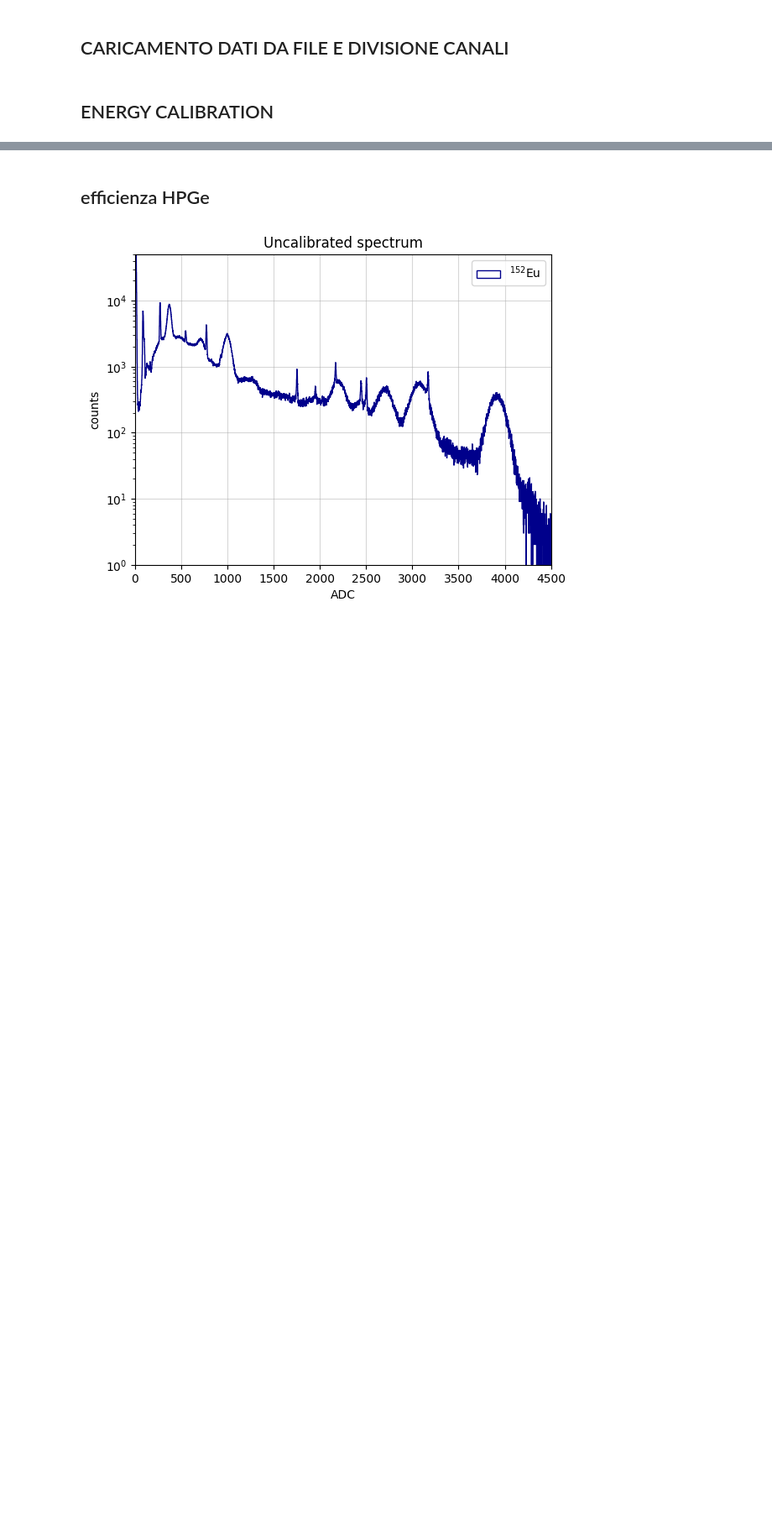
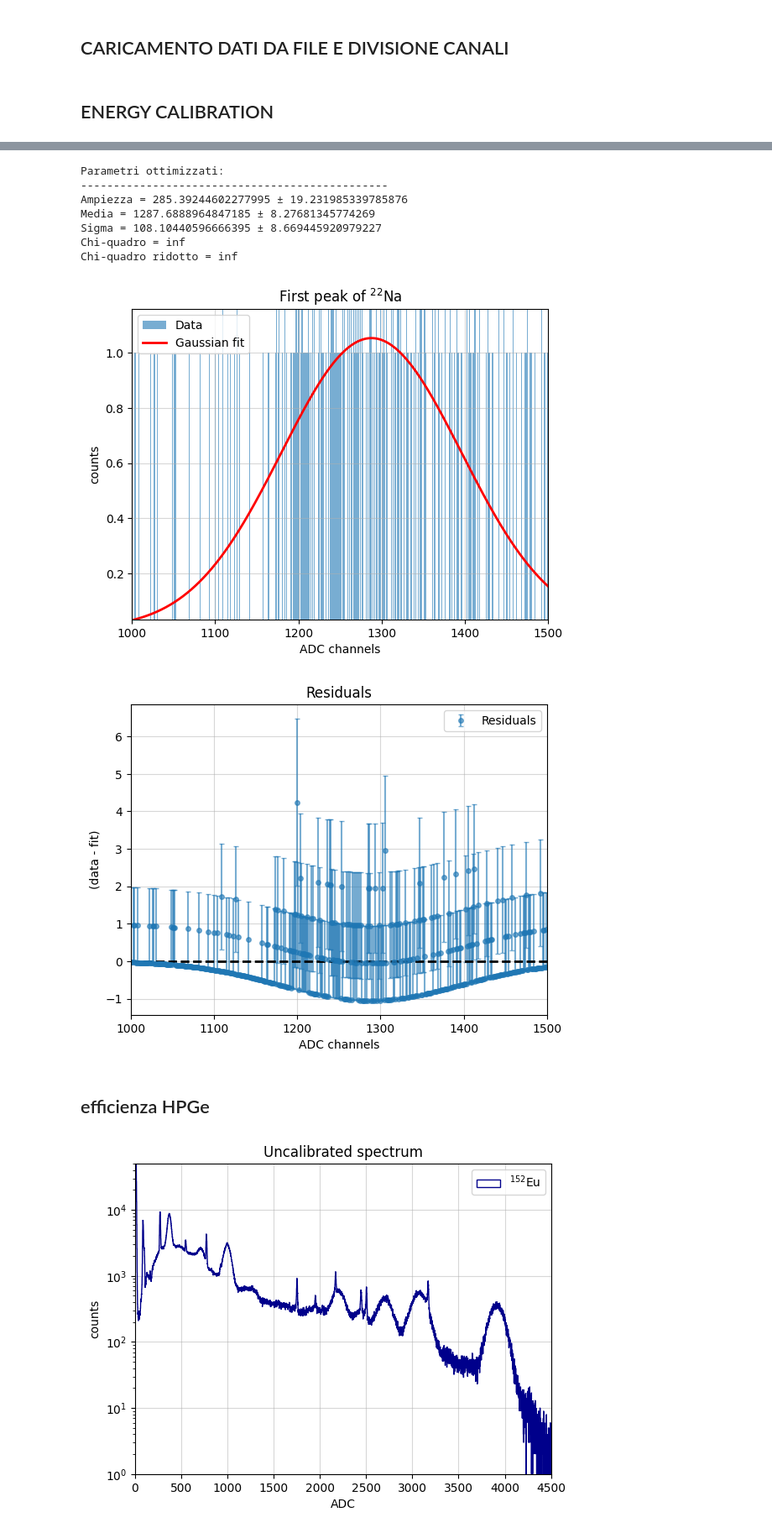
Before and after one commit to b3n3d3tt4/gamma, a Jupyter notebook: analisi.ipynb, the cells around one changed output, grey strips where cells are left out. Shown at 84% size. Drawn from its saved outputs; the diff is of its cells as text; code cells hidden in the pictures; blank space fills up the shorter version.

```diff
--- a/analisi.ipynb
+++ b/analisi.ipynb
@@ -140,3 +144,15 @@ calibrated_ch1 = energy_calibrated[canalical == 1]
+# %%
+sodioch0_peak1 = ben.normal(hist_sodio_ch0_corr, 'ADC channels', 'counts', 'First peak of $^{22}$Na', 1000, 1500, bin_sodio_ch0_corr)
+# %% [output]
+Parametri ottimizzati:
+-----------------------------------------------
+Ampiezza = 285.39244602277995 ± 19.231985339785876
+Media = 1287.6888964847185 ± 8.27681345774269
+Sigma = 108.10440596666395 ± 8.669445920979227
+Chi-quadro = inf
+Chi-quadro ridotto = inf
+[figure, added]
+[figure, added]
 # %% [markdown]
 ## efficienza HPGe
 # %%
```
Also changed, not shown: parts of 1 cell of this notebook.
